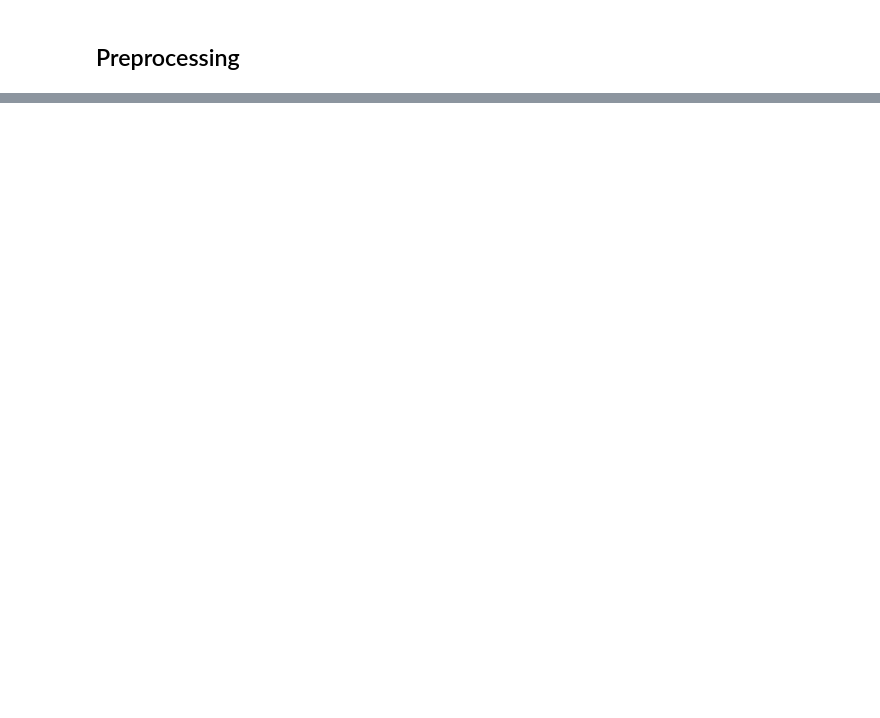
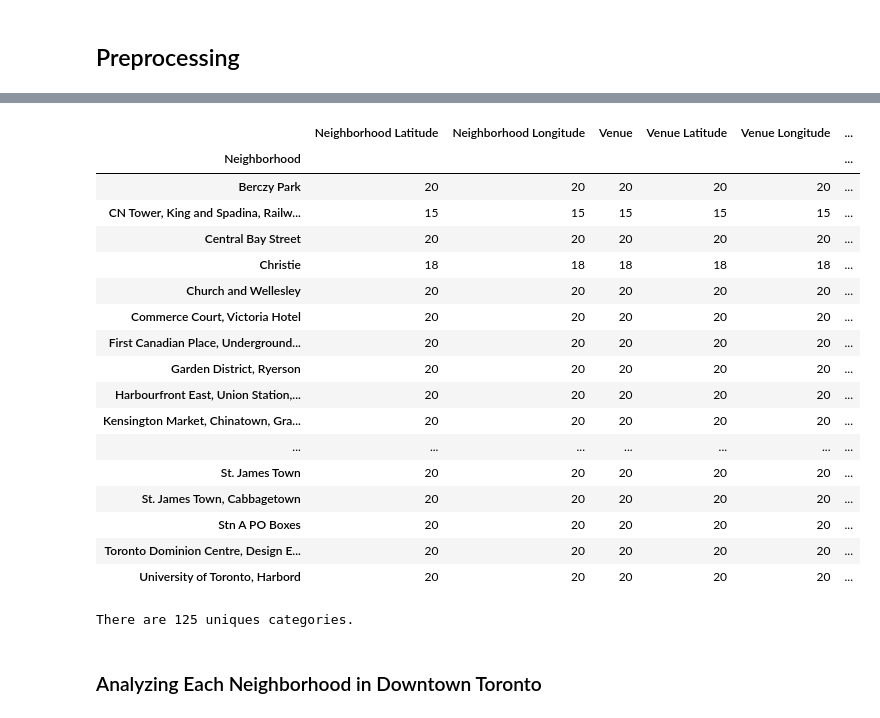
Before and after one commit to santhika29/Coursera_Capstone, a Jupyter notebook: Battle.ipynb, the cells around one changed output, grey strips where cells are left out. Cells and saved outputs as stored; diff of their text form; code cells hidden in the pictures; blank space fills up the shorter version.

```diff
--- a/Battle.ipynb
+++ b/Battle.ipynb
@@ -122,0 +141,4 @@ AttributeError: 'NoneType' object has no attribute 'contents'
+# %%
+# Creating new Dataframe manhattan_data
+manhattan_data = neighborhoods[neighborhoods['Borough'] == 'Manhattan'].reset_index(drop=True)
+manhattan_data.head()
@@ -122,0 +177,9 @@ AttributeError: 'NoneType' object has no attribute 'contents'
+# %%
+# Let's get the geographical coordinates of Manhattan.
+address = 'Manhattan, NY'
+
+geolocator = Nominatim(user_agent="ny_explorer")
+location = geolocator.geocode(address)
+latitude = location.latitude
+longitude = location.longitude
+print('The geograpical coordinate of Manhattan are {}, {}.'.format(latitude, longitude))
@@ -122,0 +261,20 @@ AttributeError: 'NoneType' object has no attribute 'contents'
+# %%
+# create map of Manhattan using latitude and longitude values
+map_manhattan = folium.Map(location=[latitude, longitude], zoom_start=11)
+
+grouping = plugins.MarkerCluster().add_to(map_manhattan)
+
+# add markers to map
+for lat, lng, label in zip(manhattan_data['Latitude'], manhattan_data['Longitude'], manhattan_data['Neighborhood']):
+    label = folium.Popup(label, parse_html=True)
+    folium.CircleMarker(
+        [lat, lng],
+        radius=5,
+        popup=label,
+        color='blue',
+        fill=True,
+        fill_color='#3186cc',
+        fill_opacity=0.7,
+        parse_html=False).add_to(grouping)
+
+map_manhattan
@@ -122,0 +331,6 @@ AttributeError: 'NoneType' object has no attribute 'contents'
+# %%
+# Write the code to run the above function on each neighborhood and create a new dataframe called toronto_venues.
+downtown_toronto_venues = getNearbyVenues(names=downtown_toronto_data['Neighborhood'],
+                                   latitudes=downtown_toronto_data['Latitude'],
+                                   longitudes=downtown_toronto_data['Longitude'],
+                                  )
@@ -122,0 +349,29 @@ AttributeError: 'NoneType' object has no attribute 'contents'
+# %%
+# Let's check how many venues were returned for each neighborhood
+downtown_toronto_venues.groupby('Neighborhood').count()
+# %% [output]
+|  | Neighborhood Latitude | Neighborhood Longitude | Venue | Venue Latitude | Venue Longitude | ... |
+| Neighborhood |  |  |  |  |  | ... |
+| Berczy Park | 20 | 20 | 20 | 20 | 20 | ... |
+| CN Tower, King and Spadina, Railw... | 15 | 15 | 15 | 15 | 15 | ... |
+| Central Bay Street | 20 | 20 | 20 | 20 | 20 | ... |
+| Christie | 18 | 18 | 18 | 18 | 18 | ... |
+| Church and Wellesley | 20 | 20 | 20 | 20 | 20 | ... |
+| Commerce Court, Victoria Hotel | 20 | 20 | 20 | 20 | 20 | ... |
+| First Canadian Place, Underground... | 20 | 20 | 20 | 20 | 20 | ... |
+| Garden District, Ryerson | 20 | 20 | 20 | 20 | 20 | ... |
+| Harbourfront East, Union Station,... | 20 | 20 | 20 | 20 | 20 | ... |
+| Kensington Market, Chinatown, Gra... | 20 | 20 | 20 | 20 | 20 | ... |
+| ... | ... | ... | ... | ... | ... | ... |
+| St. James Town | 20 | 20 | 20 | 20 | 20 | ... |
+| St. James Town, Cabbagetown | 20 | 20 | 20 | 20 | 20 | ... |
+| Stn A PO Boxes | 20 | 20 | 20 | 20 | 20 | ... |
+| Toronto Dominion Centre, Design E... | 20 | 20 | 20 | 20 | 20 | ... |
+| University of Toronto, Harbord | 20 | 20 | 20 | 20 | 20 | ... |
+# %%
+# Let's find out how many unique categories can be curated from all the returned venues
+print('There are {} uniques categories.'.format(len(downtown_toronto_venues['Venue Category'].unique())))
+# %% [output]
+There are 125 uniques categories.
+# %% [markdown]
+### Analyzing Each Neighborhood in Downtown Toronto
```
Also changed, not shown: parts of 87 cells of this notebook, 2 other files.
